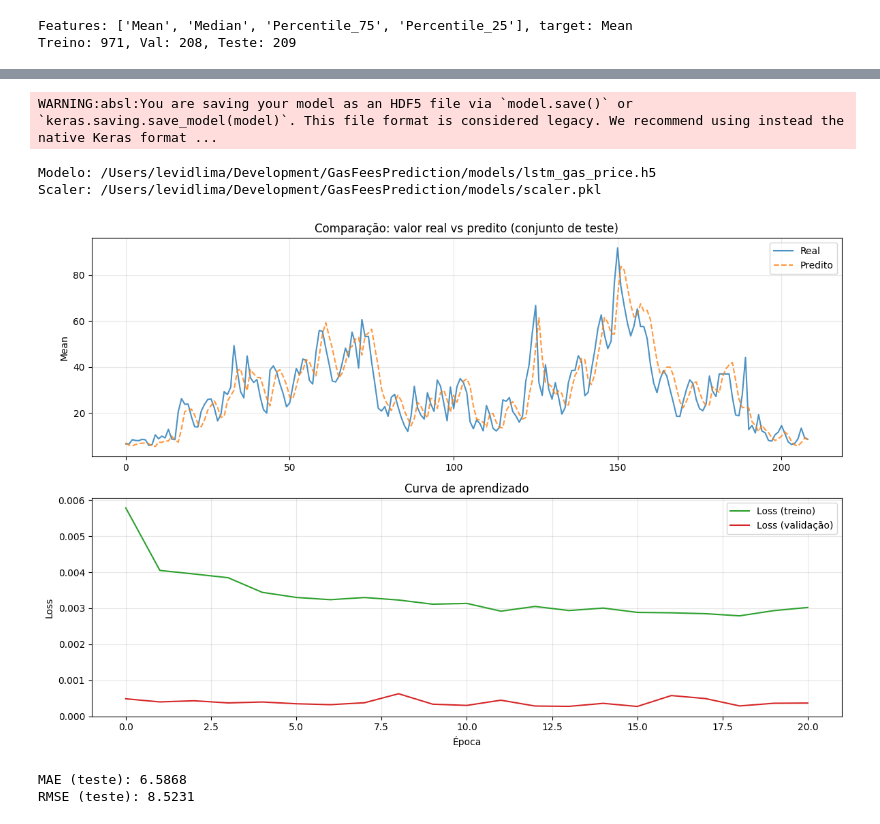
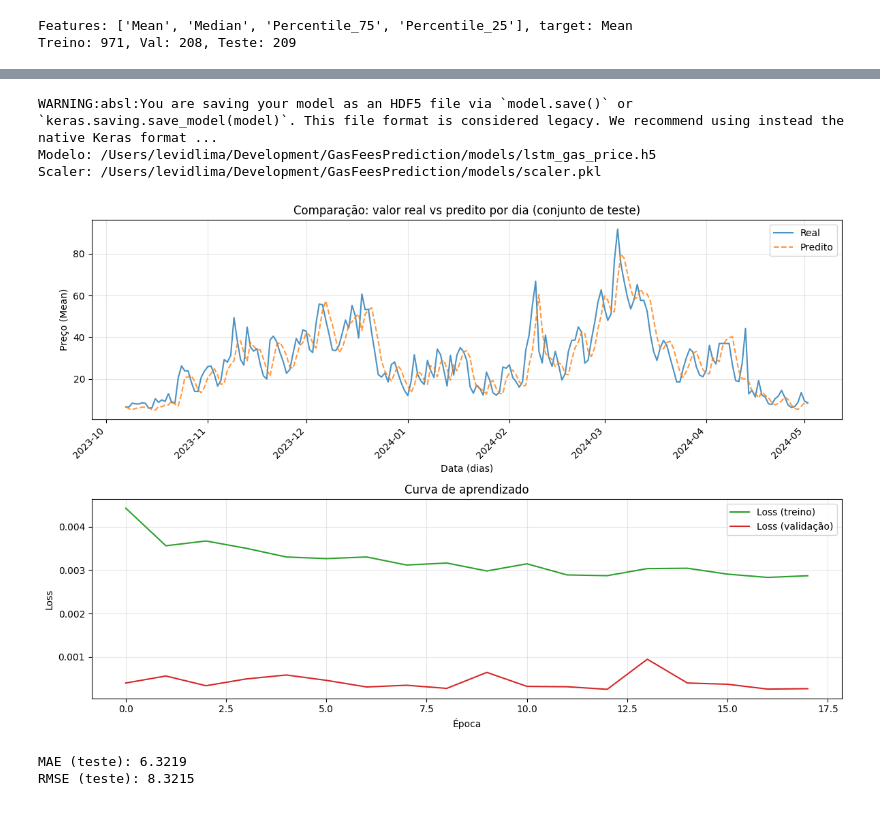
Before and after one commit to DEVLevid/GasFeesPrediction, a Jupyter notebook: notebooks/02_treinamento_lstm.ipynb, the cells around one changed output, grey strips where cells are left out. Saved outputs shown, nothing was run; the diff lists cells and outputs as text; code cells hidden in the pictures.

```diff
--- a/notebooks/02_treinamento_lstm.ipynb
+++ b/notebooks/02_treinamento_lstm.ipynb
@@ -9,13 +9,17 @@ Este notebook ilustra o pipeline completo:
 4. **Comparação** — Gráficos de valor real vs predito e curva de loss no treino.
 # %%
 # Configuração e imports
-%matplotlib inline
+# Use o kernel do .venv do projeto (Select Kernel -> Python Environments -> .venv).
+# Se der ModuleNotFoundError, ative o venv, rode: pip install -r requirements.txt
+# e selecione esse interpretador como kernel.
 import sys
 from pathlib import Path
 import joblib
 import numpy as np
 import pandas as pd
+import matplotlib  # deve estar instalado no kernel (ex.: pip install -r requirements.txt no .venv)
 import matplotlib.pyplot as plt
+%matplotlib inline
 
 # Raiz do projeto (assumindo que o notebook está em notebooks/)
 ROOT = Path(".").resolve()
@@ -46,9 +50,7 @@ MODEL_DIR = ROOT / "models"
 MODEL_PATH = MODEL_DIR / "lstm_gas_price.h5"
 SCALER_PATH = MODEL_DIR / "scaler.pkl"
 
-# === Só processar dataset pronto (ex.: vários anos) ===
-# Coloque o nome do arquivo em data/ ou o caminho completo. None = gerar pela API.
-INPUT_CSV = "/Users/levidlima/Downloads/EthereumGasFee.csv"  # dataset Ethereum (Date, Mean, Median, Percentile_75, Percentile_25)
+INPUT_CSV = "EthereumGasFee.csv"  # arquivo em data/ (Date, Mean, Median, Percentile_75, Percentile_25). None = gerar via API.
 
 if INPUT_CSV:
     p = Path(INPUT_CSV)
@@ -114,7 +116,7 @@ feature_columns = []
 target_column = "gas_used"
 # GoldRush blocos, EthereumGasFee (Mean/Median/Percentile_*), ou outros CSVs
 for col in ["gas_used", "gas_limit", "base_fee", "tx_count", "Mean", "Median", "Percentile_75", "Percentile_25"]:
-    if col in df.columns and df[col].notna().any():
+    if col in df.columns and bool(df[col].notna().any()):
         feature_columns.append(col)
 if not feature_columns:
     for col in ["avgGasPrice_Gwei", "gasLimit", "gasUsed"]:
@@ -123,7 +125,7 @@ if not feature_columns:
     target_column = "avgGasPrice_Gwei" if "avgGasPrice_Gwei" in df.columns else feature_columns[0]
 if "Mean" in df.columns and target_column == "gas_used":
     target_column = "Mean"
-if target_column not in df.columns or not df[target_column].notna().any():
+if target_column not in df.columns or not bool(df[target_column].notna().any()):
     target_column = feature_columns[0]
 
 df_scaled, scaler = scale_features(df, feature_columns=feature_columns)
@@ -181,8 +183,8 @@ print(f"Modelo: {MODEL_PATH}")
 print(f"Scaler: {SCALER_PATH}")
 # %% [output]
 WARNING:absl:You are saving your model as an HDF5 file via `model.save()` or `keras.saving.save_model(model)`. This file format is considered legacy. We recommend using instead the native Keras format ...
+Modelo: /Users/levidlima/Development/GasFeesPrediction/models/lstm_gas_price.h5
+Scaler: /Users/levidlima/Development/GasFeesPrediction/models/scaler.pkl
-Modelo: /Users/levidlima/Development/GasFeesPrediction/models/lstm_gas_price.h5
-Scaler: /Users/levidlima/Development/GasFeesPrediction/models/scaler.pkl
 # %%
 # 5. Predições no conjunto de teste (para gráficos de comparação)
 y_pred = model.predict(X_test, verbose=0).squeeze()
@@ -203,31 +205,41 @@ dummy[:, col_idx] = y_pred
 y_pred_orig = scaler.inverse_transform(dummy)[:, col_idx]
 # %%
 # 6. Gráficos de comparação
+# Eixo x: datas/dias do conjunto de teste (um ponto por dia)
+time_col = "Date" if "Date" in df.columns else ("signed_at" if "signed_at" in df.columns else "date")
+val_end = len(X_train) + len(X_val)
+test_start_idx = config.window_size + val_end + config.forecast_horizon - 1
+dates_test = df[time_col].iloc[test_start_idx : test_start_idx + len(y_test)]
+if not pd.api.types.is_datetime64_any_dtype(dates_test):
+    dates_test = pd.to_datetime(dates_test, errors="coerce")
+
 fig, axes = plt.subplots(2, 1, figsize=(12, 8))
 
-# 6.1 Real vs Predito (conjunto de teste)
+# 6.1 Real vs Predito (conjunto de teste) — eixo x = dias/datas
 ax1 = axes[0]
-ax1.plot(y_test_orig, label="Real", color="tab:blue", alpha=0.8)
-ax1.plot(y_pred_orig, label="Predito", color="tab:orange", alpha=0.8, linestyle="--")
-ax1.set_ylabel(target_column)
-ax1.set_title("Comparação: valor real vs predito (conjunto de teste)")
+ax1.plot(dates_test, y_test_orig, label="Real", color="tab:blue", alpha=0.8)
+ax1.plot(dates_test, y_pred_orig, label="Predito", color="tab:orange", alpha=0.8, linestyle="--")
+ax1.set_xlabel("Data (dias)")
+ax1.set_ylabel(f"Preço ({target_column})")
+ax1.set_title("Comparação: valor real vs predito por dia (conjunto de teste)")
 ax1.legend(loc="upper right")
 ax1.grid(True, alpha=0.3)
+plt.setp(ax1.xaxis.get_majorticklabels(), rotation=45, ha="right")
 
 # 6.2 Curva de loss no treino
 ax2 = axes[1]
 ax2.plot(history.history["loss"], label="Loss (treino)", color="tab:green")
 ax2.plot(history.history["val_loss"], label="Loss (validação)", color="tab:red")
 ax2.set_xlabel("Época")
 ax2.set_ylabel("Loss")
 ax2.set_title("Curva de aprendizado")
 ax2.legend(loc="upper right")
 ax2.grid(True, alpha=0.3)
 
 plt.tight_layout()
 plt.show()
 # %% [output]
-[figure, old version]
+[figure, new version]
 # %%
 # Métricas no teste (escala original)
 from sklearn.metrics import mean_absolute_error, mean_squared_error
@@ -236,5 +248,5 @@ rmse = np.sqrt(mean_squared_error(y_test_orig, y_pred_orig))
 print(f"MAE (teste): {mae:.4f}")
 print(f"RMSE (teste): {rmse:.4f}")
 # %% [output]
-MAE (teste): 6.5868
-RMSE (teste): 8.5231
+MAE (teste): 6.3219
+RMSE (teste): 8.3215
```
Also changed, not shown: parts of 3 cells of this notebook, 2 other files.
